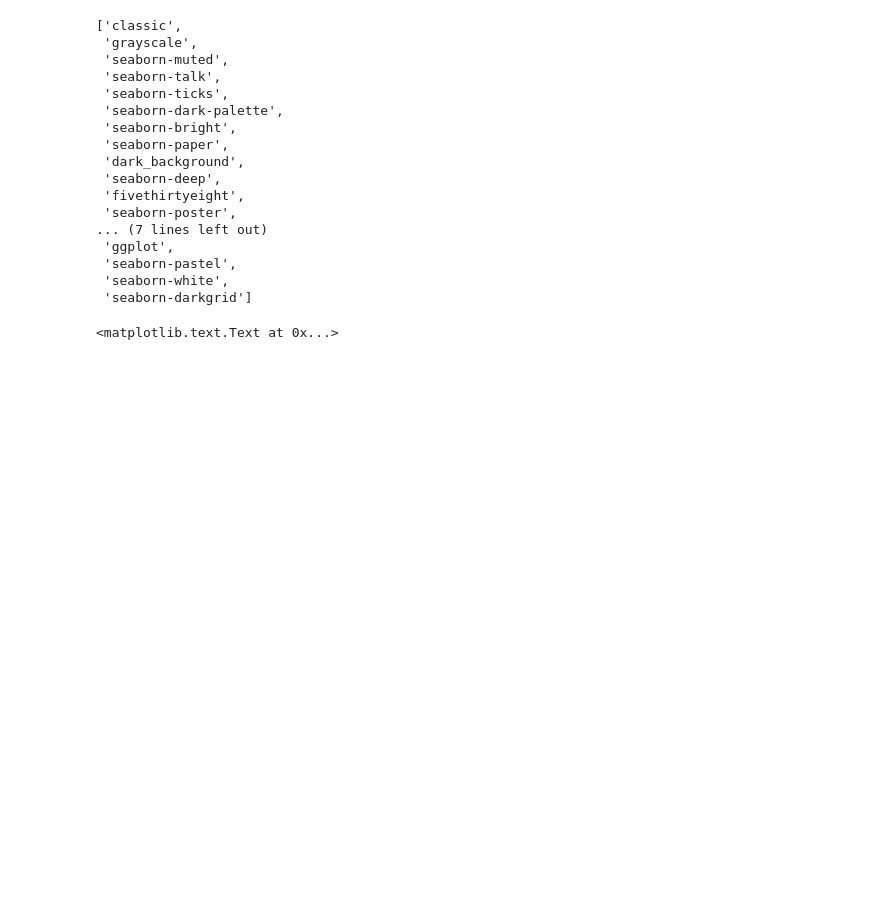
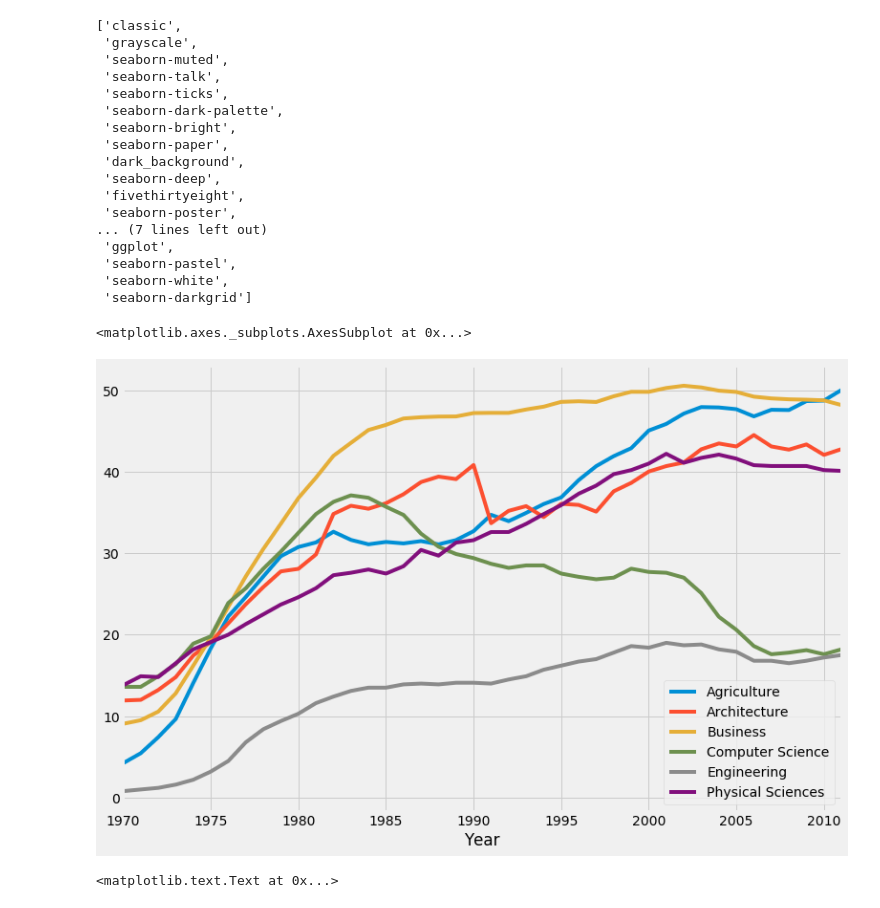
Before and after one commit to fagundesdeveloper/machine-learning-toolbox, a Jupyter notebook: 538 graph visualization.ipynb, the cells around one changed output. Cells and saved outputs as stored; diff of their text form; code cells hidden in the pictures; blank space fills up the shorter version.

```diff
--- a/538 graph visualization.ipynb
+++ b/538 graph visualization.ipynb
@@ -55,6 +55,12 @@ style.available
  'seaborn-pastel',
  'seaborn-white',
  'seaborn-darkgrid']
+# %%
+style.use('fivethirtyeight')
+women_majors.plot(x = 'Year', y = under_20.index, figsize = (12,8))
+# %% [output]
+<matplotlib.axes._subplots.AxesSubplot at 0x...>
+[figure, added]
 # %%
 # Colorblind-friendly colors
 colors = [[0,0,0], [230/255,159/255,0], [86/255,180/255,233/255], [0,158/255,115/255],
```
Also changed, not shown: parts of 2 cells of this notebook, 4 other files.
